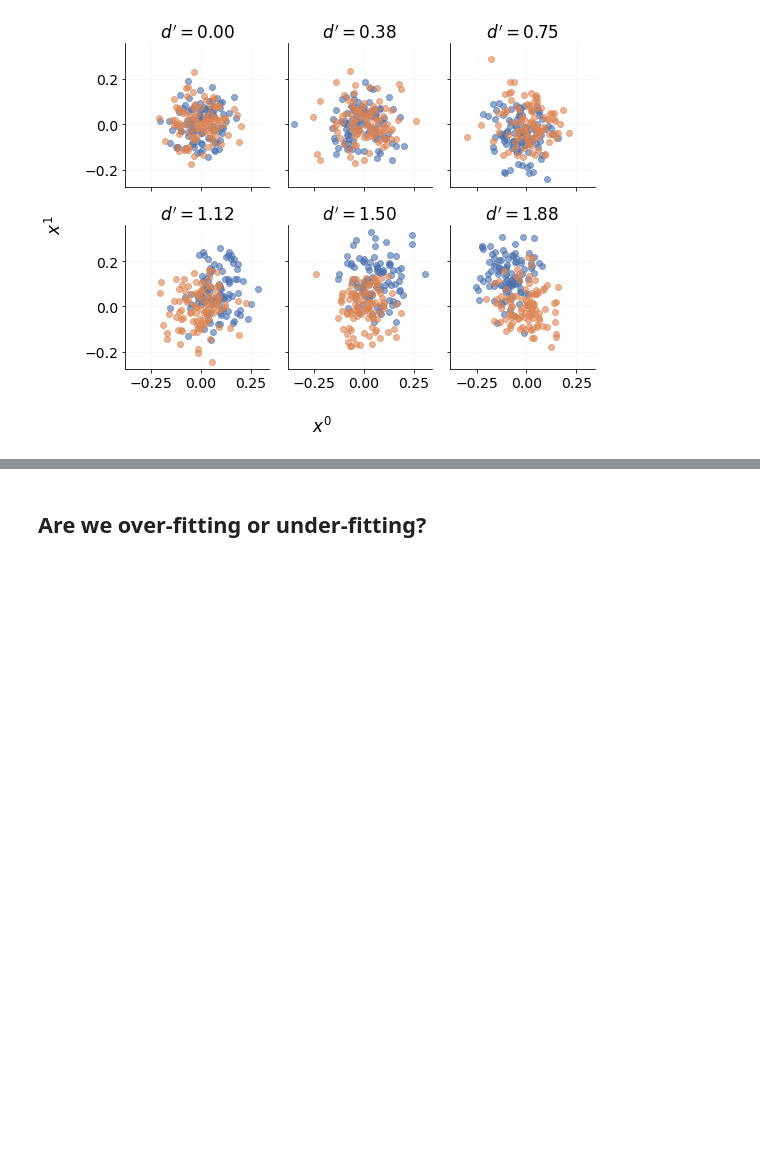
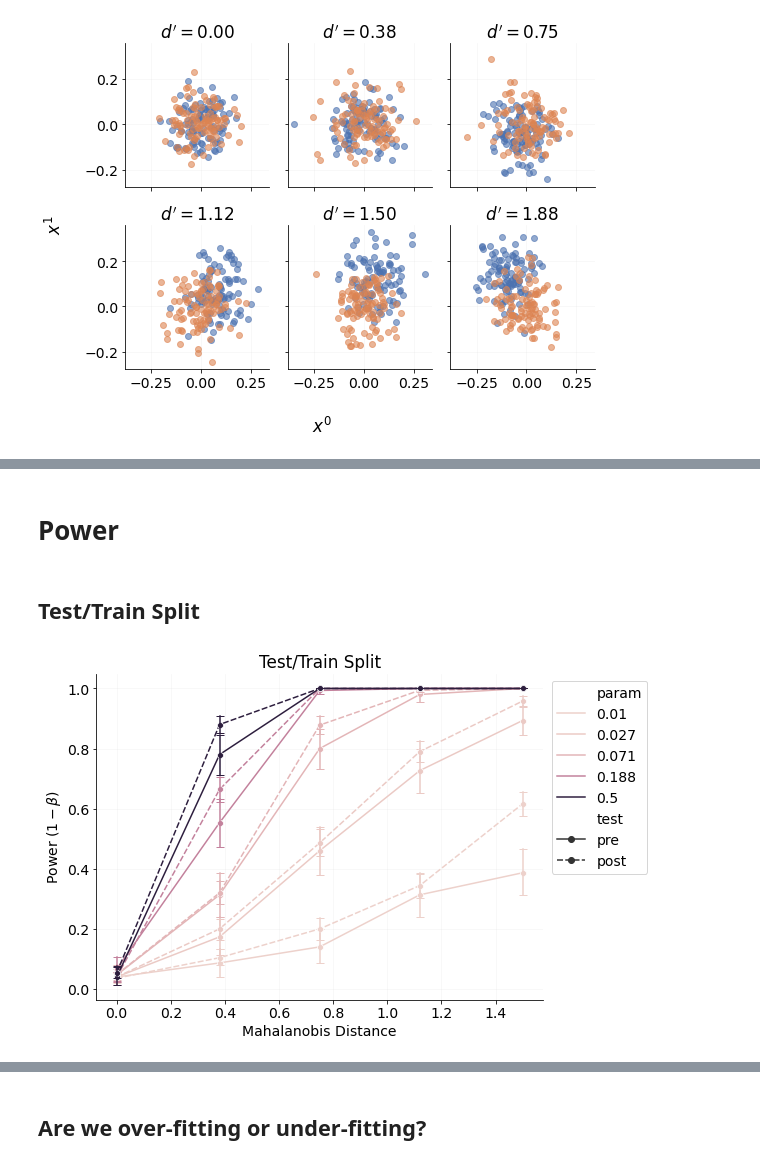
Before and after one commit to jrudoler/permutation-tests, a Jupyter notebook: data_viz.ipynb, the cells around one changed output, grey strips where cells are left out. Saved outputs shown, nothing was run; the diff lists cells and outputs as text; code cells hidden in the pictures; blank space fills up the shorter version.

Commit message:
updated plotting

```diff
--- a/data_viz.ipynb
+++ b/data_viz.ipynb
@@ -62,10 +46,0 @@ pd.concat([maha_post, None])
-# %%
-testsize = None
-for m in maha_values.round(2):
-    testsize_post = pd.read_pickle(f"sim_results/maha_{m:.1f}/simulate_testsize_post.pkl")
-    testsize_pre = pd.read_pickle(f"sim_results/maha_{m:.1f}/simulate_testsize_pre.pkl")
-    testsize_pre['type'] = "pre"; testsize_post['type'] = "post"
-    testsize_pre['d'] = m; testsize_post['d'] = m
-    testsize = pd.concat([testsize, testsize_pre, testsize_post])
-testsize['positive'] = testsize['pval']<=.05
-testsize['param'] = testsize['param'].round(3)
@@ -135,0 +113,14 @@ plt.hist(maha_pre[maha_pre.param==0.]['pval'])
+# %% [markdown]
+# Power
+# %% [markdown]
+## Test/Train Split
+# %%
+plt.figure(figsize=(8, 6))
+ax = sns.lineplot(data=testsize, x='d', y='positive', hue='param', style='test', markers=['o', 'o'], err_style="bars", err_kws={"capsize":4})
+ax.legend(loc="upper right", bbox_to_anchor=(1.25, 1))
+ax.set_title("Test/Train Split")
+ax.set_xlabel(r"Mahalanobis Distance")
+ax.set_ylabel(r"Power ($1-\beta$)")
+plt.savefig("figures/test-train-split-power.pdf", bbox_inches='tight')
+# %% [output]
+[figure, added]
```
Also changed, not shown: parts of 22 cells of this notebook, 1 other file.
